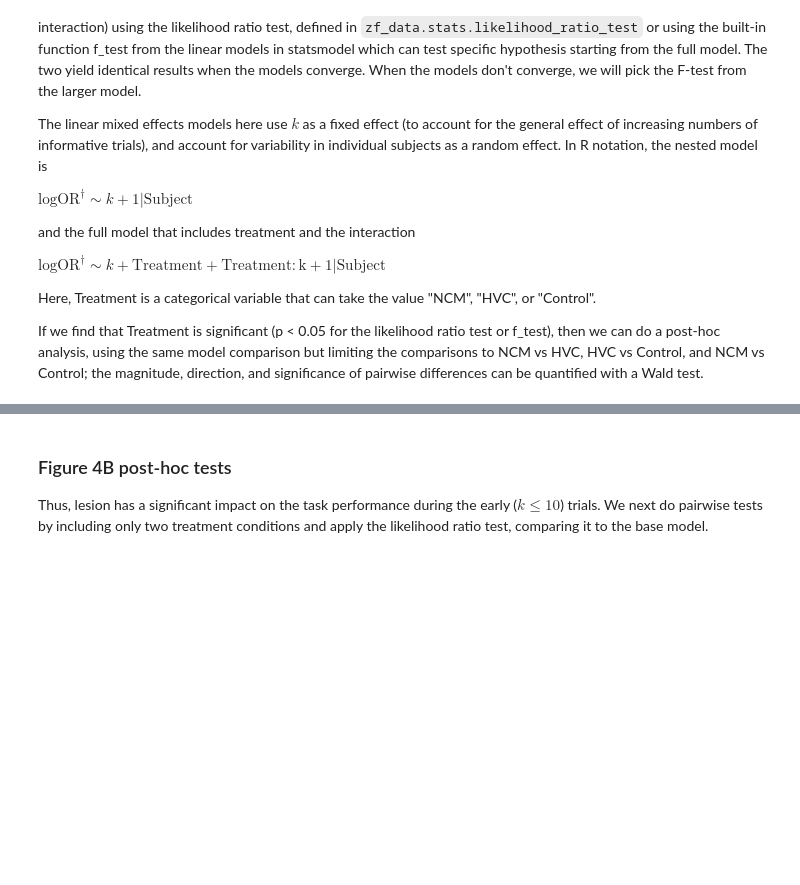
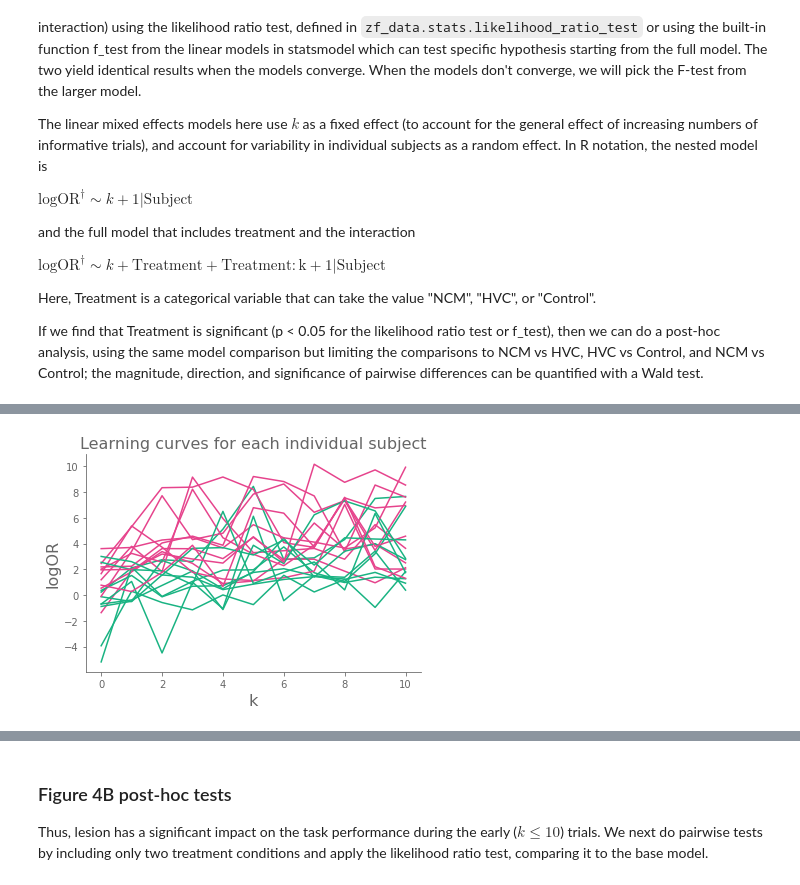
Before and after one commit to theunissenlab/zebra-finch-memory-lesions, a Jupyter notebook: paper_notebooks/1_Main_Analysis.ipynb, the cells around one changed output, grey strips where cells are left out. Drawn from its saved outputs; the diff is of its cells as text; code cells hidden in the pictures; blank space fills up the shorter version.

Commit message:
Figure mods - adding per bird figure for S1

```diff
--- a/paper_notebooks/1_Main_Analysis.ipynb
+++ b/paper_notebooks/1_Main_Analysis.ipynb
@@ -1162 +1162,14 @@ Result:
     Chi2(1) = 0.48, p = 0.489
+# %%
+# This figure is not part of the paper
+# Just to visualize the data we are fitting to investigate the non-convergence
+for subj, subjdf in learning_curve_logors.groupby("Subject"):
+    plt.plot(np.arange(11), subjdf["logOR"], color=COLORMAP[subjdf.iloc[0]["Treatment"]])
+    plt.xlabel("k", fontsize=16)
+    plt.ylabel("logOR", fontsize=16)
+plt.title("Learning curves for each individual subject", fontsize=16)
+border(plt.gca(), 1, 0, 0, 1)
+plt.show()
+plt.close(plt.gcf())
+# %% [output]
+[figure, added]
```
Also changed, not shown: parts of 7 cells of this notebook.
